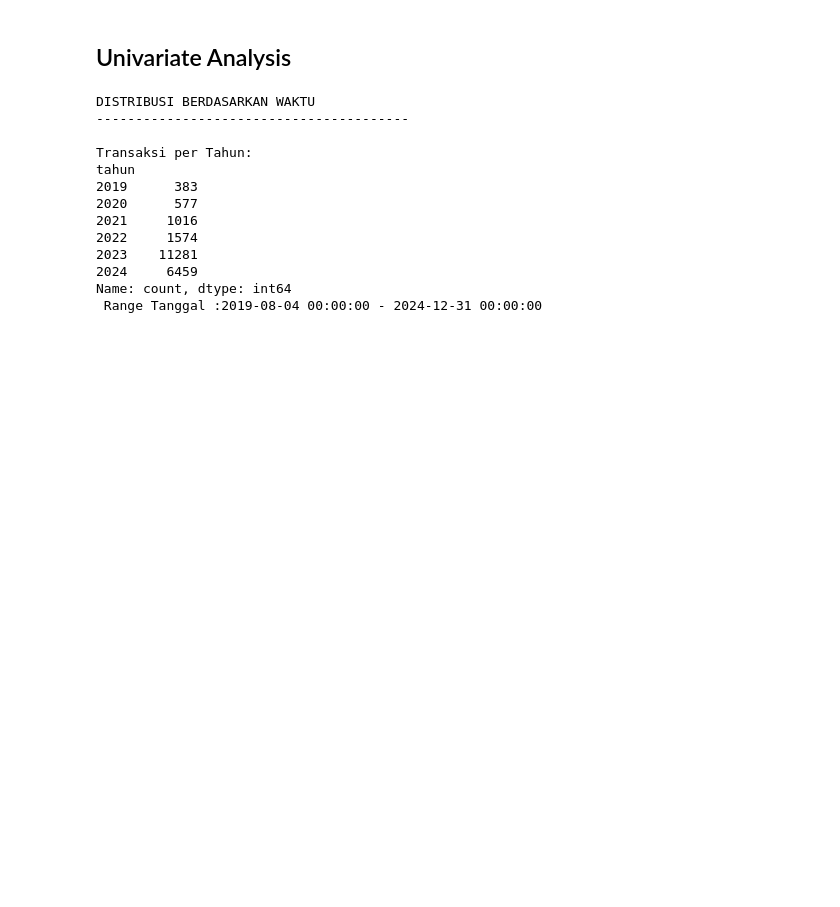
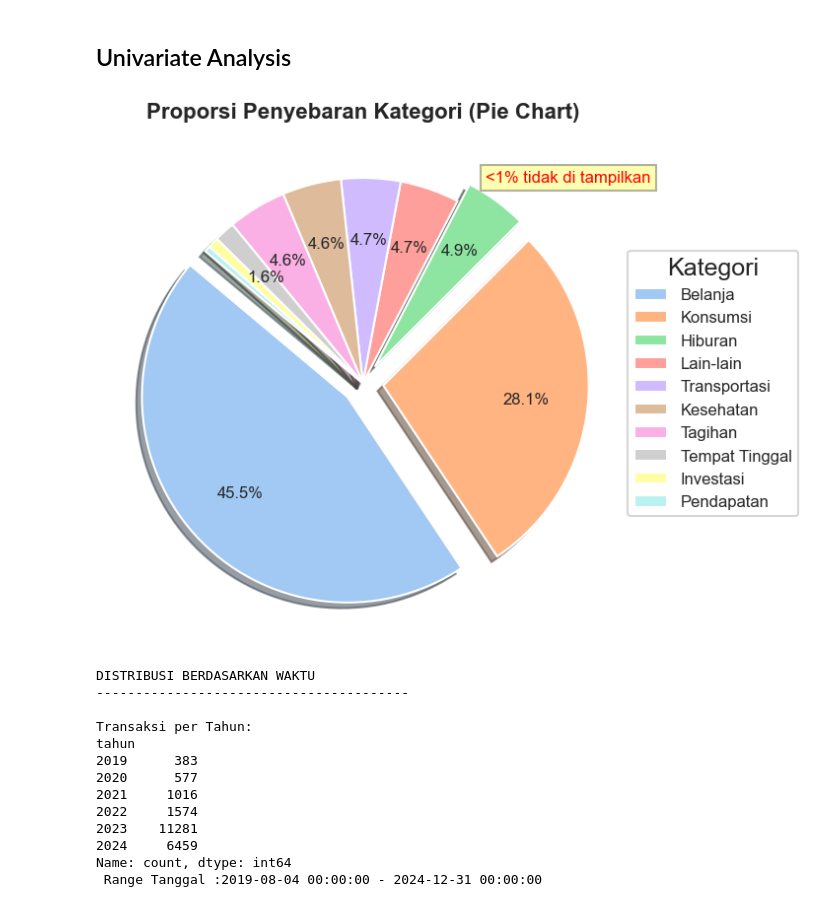
Before and after one commit to Capstone-Catatanku/Data-Science, a Jupyter notebook: Progress1.ipynb, the cells around one changed output. Saved outputs shown, nothing was run; the diff lists cells and outputs as text; code cells hidden in the pictures; blank space fills up the shorter version.

```diff
--- a/Progress1.ipynb
+++ b/Progress1.ipynb
@@ -646,6 +646,55 @@ dtypes: datetime64[ns](1), float64(1), object(2)
 memory usage: 665.4+ KB
 # %% [markdown]
 ## Univariate Analysis
+# %%
+# Distribusi Kategori
+# Atur explode untuk 3 kategori terbesar
+explode = [0.1 if i < 3 else 0 for i in range(len(kategori_pie_counts))]
+colors = sns.color_palette('pastel')[0:len(kategori_pie_counts)]
+
+# Buat figure tunggal
+plt.figure(figsize=(9,9))
+
+# Custom autopct agar kategori <1% tidak ditampilkan
+def autopct_format(pct):
+    return ('%1.1f%%' % pct) if pct >= 1 else ''
+
+# Buat pie chart
+wedges, texts, autotexts = plt.pie(
+    kategori_pie_counts,
+    labels=None,  # label dipindah ke legend
+    autopct=autopct_format,
+    startangle=140,
+    colors=colors,
+    explode=explode,
+    shadow=True,
+    textprops={'fontsize': 12},
+    pctdistance=0.7,   # jarak angka persentase
+)
+# Tambahkan legend di luar chart
+plt.legend(
+    wedges,
+    kategori_pie_counts.index,
+    title="Kategori",
+    loc="center left",
+    bbox_to_anchor=(1, 0, 0.5, 1),
+    fontsize=12
+)
+plt.text(
+    x=1, y=1,
+    s="<1% tidak di tampilkan",
+    fontsize=12, color="red",
+    ha="center", va="center",
+    bbox=dict(facecolor="yellow", alpha=0.3, edgecolor="black")
+)
+
+plt.title('Proporsi Penyebaran Kategori (Pie Chart)',
+          fontsize=16, fontweight='bold')
+
+plt.tight_layout(pad=4.0)
+plt.show()
+# %% [output]
+[figure, added]
 # %%
 print("DISTRIBUSI BERDASARKAN WAKTU")
 print("-" * 40)
```
Also changed, not shown: parts of 2 cells of this notebook.
